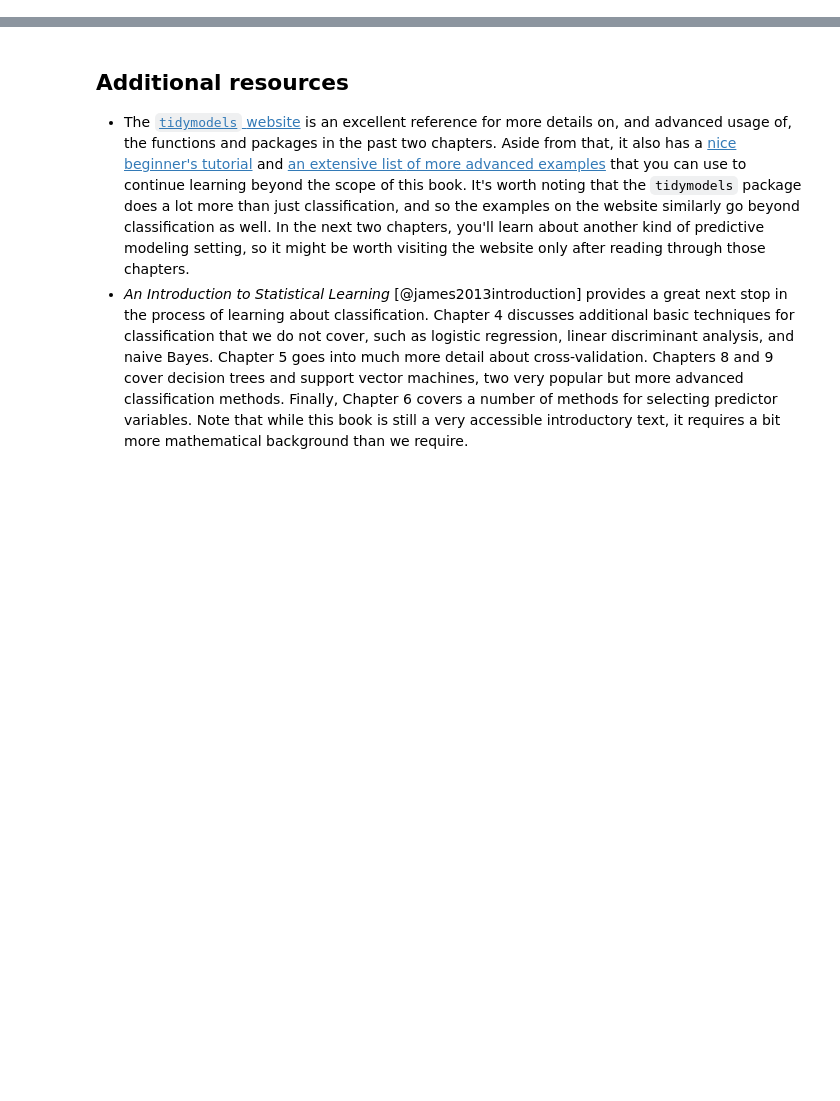
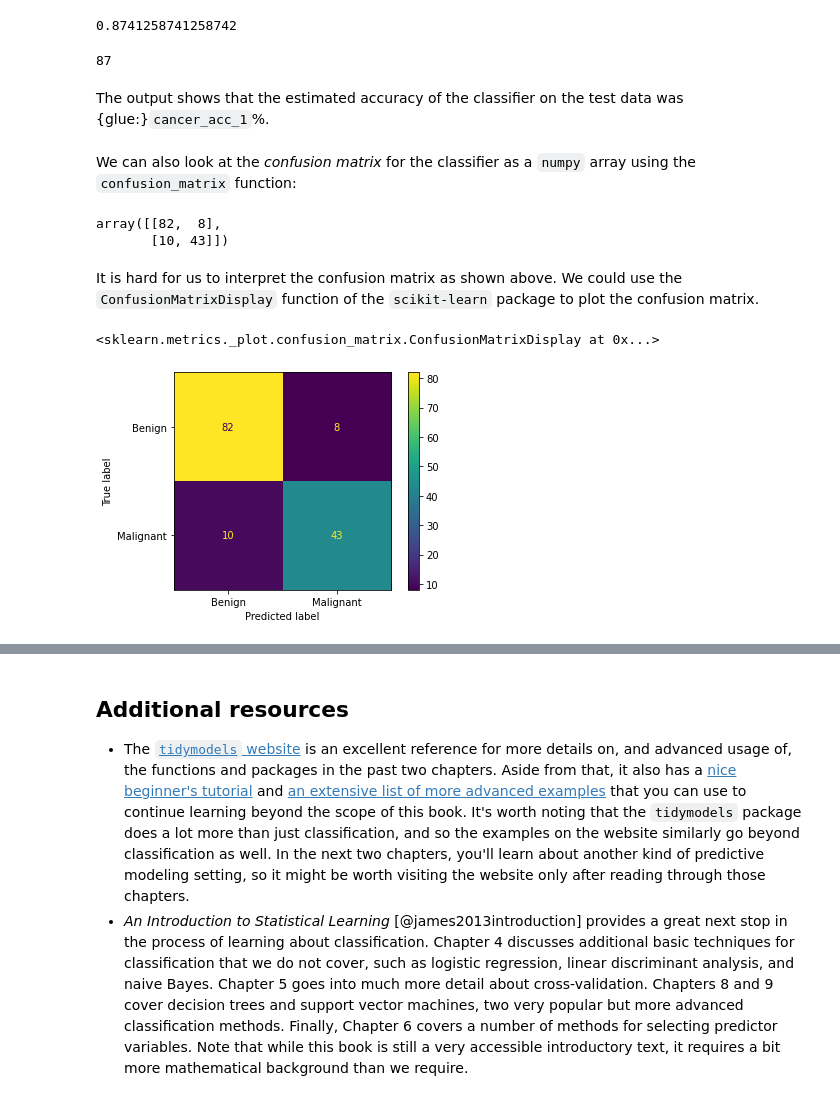
Before and after one commit to UBC-DSCI/introduction-to-datascience-python, a Jupyter notebook: source/classification2.ipynb, the cells around one changed output, grey strips where cells are left out. Drawn from its saved outputs; the diff is of its cells as text; code cells hidden in the pictures; blank space fills up the shorter version.

Commit message:
add data, adjust config for citation

```diff
--- a/source/classification2.ipynb
+++ b/source/classification2.ipynb
@@ -91,0 +493,12 @@ $$\mathrm{prediction \; accuracy} = \frac{\mathrm{number \; of  \; correct  \; p
+# %%
+# hidden seed
+np.random.seed(1)
+
+knn_spec = KNeighborsClassifier(n_neighbors=3, weights="uniform")
+
+X = cancer_train.loc[:, ["Smoothness", "Concavity"]]
+y = cancer_train["Class"]
+
+knn_fit = make_pipeline(cancer_preprocessor, knn_spec).fit(X, y)
+
+knn_fit
@@ -91,0 +528,15 @@ $$\mathrm{prediction \; accuracy} = \frac{\mathrm{number \; of  \; correct  \; p
+# %%
+# np.random.seed(1)
+
+cancer_test_predictions = knn_fit.predict(
+    cancer_test.loc[:, ["Smoothness", "Concavity"]]
+)
+cancer_test_predictions = pd.concat(
+    [
+        pd.DataFrame(cancer_test_predictions, columns=["predicted"]),
+        cancer_test.reset_index(drop=True),
+    ],
+    axis=1,
+)  # to add the predictions column to the original test data
+
+cancer_test_predictions
@@ -91,0 +567,15 @@ $$\mathrm{prediction \; accuracy} = \frac{\mathrm{number \; of  \; correct  \; p
+# %%
+# np.random.seed(1)
+
+X_test = cancer_test.loc[:, ["Smoothness", "Concavity"]]
+y_test = cancer_test["Class"]
+
+cancer_acc_1 = knn_fit.score(X_test, y_test)
+
+cancer_acc_1
+# %% [output]
+0.8741258741258742
+# %%
+glue("cancer_acc_1", round(100*cancer_acc_1))
+# %% [output]
+87
@@ -91,0 +588,30 @@ $$\mathrm{prediction \; accuracy} = \frac{\mathrm{number \; of  \; correct  \; p
+# %% [markdown]
+The output shows that the estimated accuracy of the classifier on the test data
+was {glue:}`cancer_acc_1`%.
+# %% [markdown]
+We can also look at the *confusion matrix* for the classifier as a `numpy` array using the `confusion_matrix` function:
+# %%
+# np.random.seed(1)
+
+confusion = confusion_matrix(
+    cancer_test_predictions["Class"],
+    cancer_test_predictions["predicted"],
+    labels=knn_fit.classes_,
+)
+
+confusion
+# %% [output]
+array([[82,  8],
+       [10, 43]])
+# %% [markdown]
+It is hard for us to interpret the confusion matrix as shown above. We could use the `ConfusionMatrixDisplay` function of the `scikit-learn` package to plot the confusion matrix.
+# %%
+from sklearn.metrics import ConfusionMatrixDisplay
+
+confusion_display = ConfusionMatrixDisplay(
+    confusion_matrix=confusion, display_labels=knn_fit.classes_
+)
+confusion_display.plot()
+# %% [output]
+<sklearn.metrics._plot.confusion_matrix.ConfusionMatrixDisplay at 0x...>
+[figure, added]
```
Also changed, not shown: parts of 61 cells of this notebook, 4 other files.
